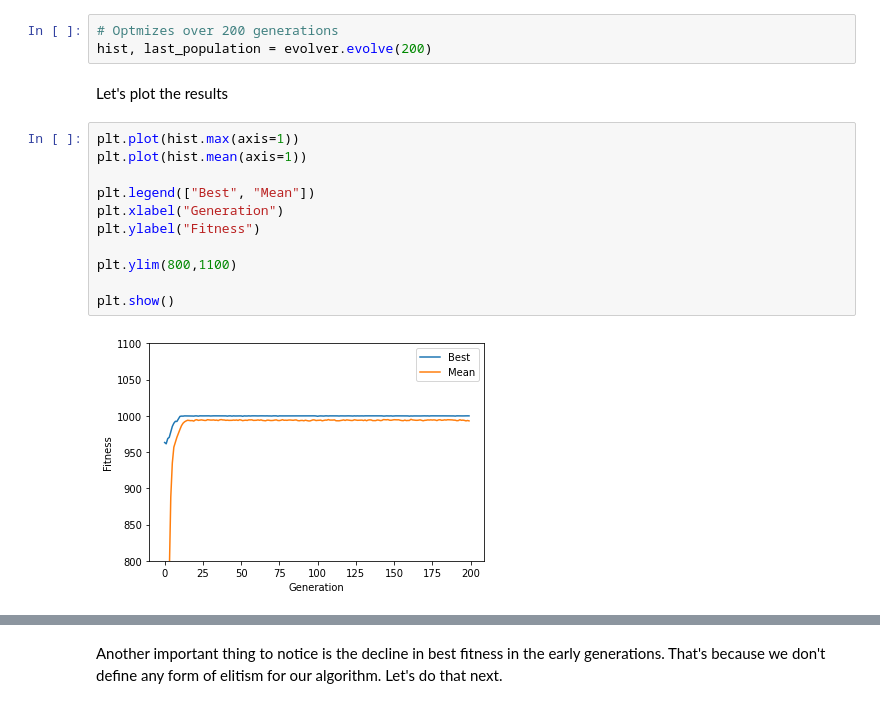
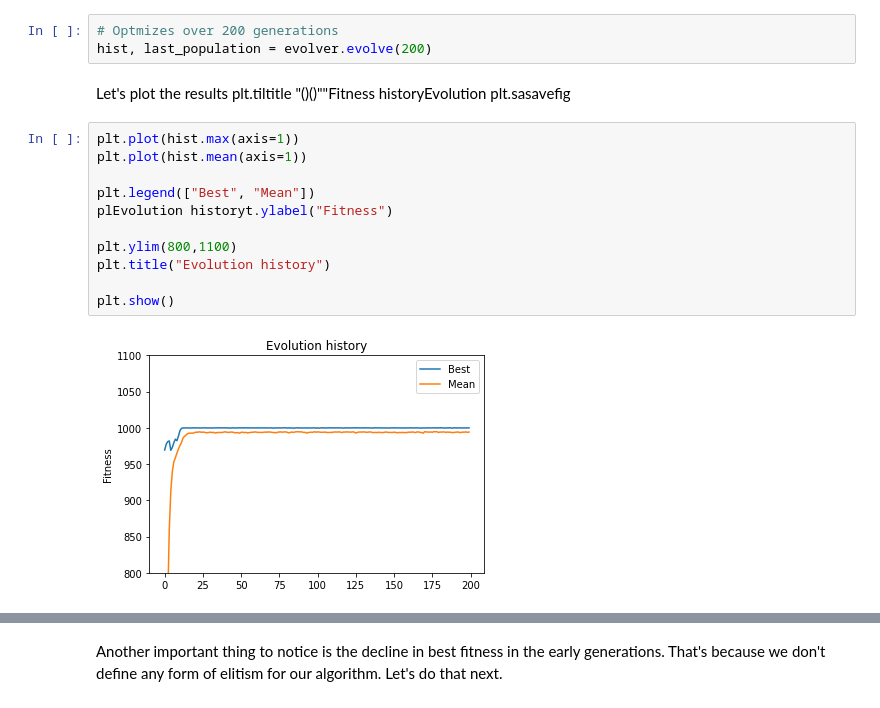
Before and after one commit to EltonCN/evolvepy, a Jupyter notebook: examples/Simple EA.ipynb, the cells around one changed output, grey strips where cells are left out. Saved outputs shown, nothing was run; the diff lists cells and outputs as text.

```diff
--- a/examples/Simple EA.ipynb
+++ b/examples/Simple EA.ipynb
@@ -101,19 +120,22 @@ We can finally optimize the population
 hist, last_population = evolver.evolve(200)
 # %% [markdown]
 Let's plot the results
+plt.tiltitle
+"()()""Fitness historyEvolution
+plt.sasavefig
 # %%
 plt.plot(hist.max(axis=1))
 plt.plot(hist.mean(axis=1))
 
 plt.legend(["Best", "Mean"])
-plt.xlabel("Generation")
-plt.ylabel("Fitness")
+plEvolution historyt.ylabel("Fitness")
 
 plt.ylim(800,1100)
+plt.title("Evolution history")
 
 plt.show()
 # %% [output]
-[figure, old version]
+[figure, new version]
 # %% [markdown]
 Observes how the algorithm fast find the best possible individual. In more complex problems, this process can take several generations, and we may not be sure that the algorithm has come to an end.
 
```
Also changed, not shown: parts of 6 cells of this notebook, 15 other files.
